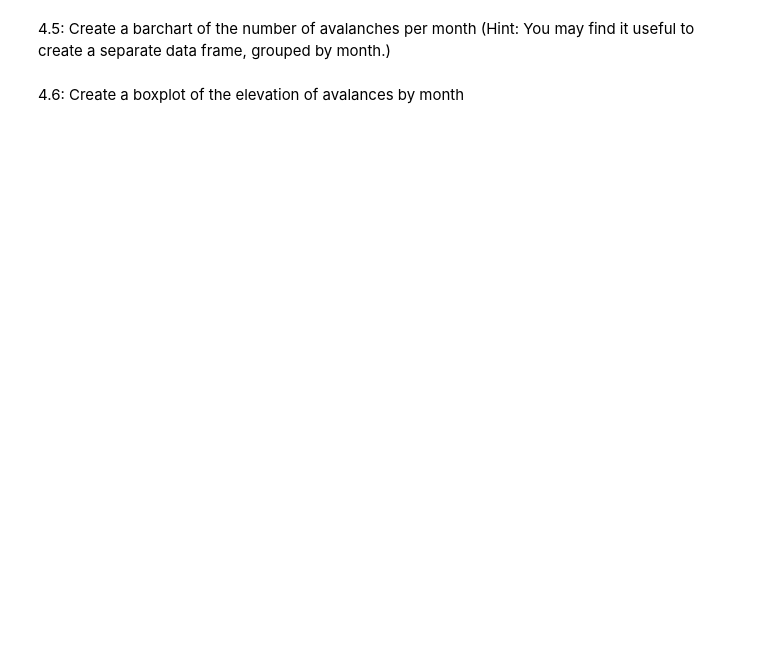
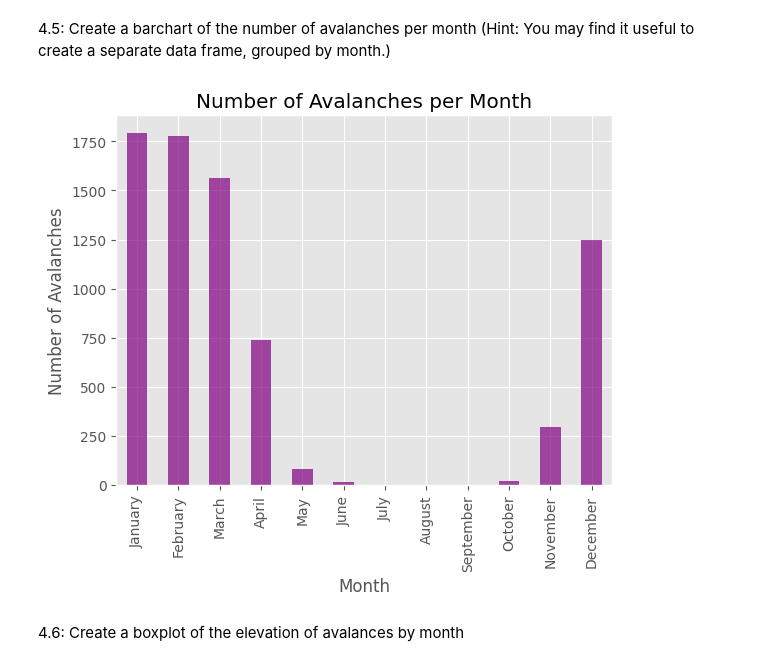
Before and after one commit to logancorrea/Data-Visualization, a Jupyter notebook: Homework/HW01/HW1.ipynb, the cells around one changed output. Saved outputs shown, nothing was run; the diff lists cells and outputs as text; code cells hidden in the pictures; blank space fills up the shorter version.

```diff
--- a/Homework/HW01/HW1.ipynb
+++ b/Homework/HW01/HW1.ipynb
@@ -142,2 +163,23 @@ plt.show()
+# %%
+# Group by month and count the number of avalanches
+avalanches_per_month = df.groupby('Month').size()
+
+# Define the correct order of months
+month_order = [
+    'January', 'February', 'March', 'April', 'May', 'June',
+    'July', 'August', 'September', 'October', 'November', 'December'
+]
+
+# Reindex the series to have months in the correct order
+avalanches_per_month = avalanches_per_month.reindex(month_order)
+
+# Plot bar chart of the number of avalanches per month
+avalanches_per_month.plot(kind='bar', color='purple', alpha=0.7)
+plt.xlabel('Month')
+plt.ylabel('Number of Avalanches')
+plt.title('Number of Avalanches per Month')
+plt.show()
+# %% [output]
+[figure, added]
 # %% [markdown]
 4.6: Create a boxplot of the elevation of avalances by month
```
Also changed, not shown: parts of 11 cells of this notebook.
